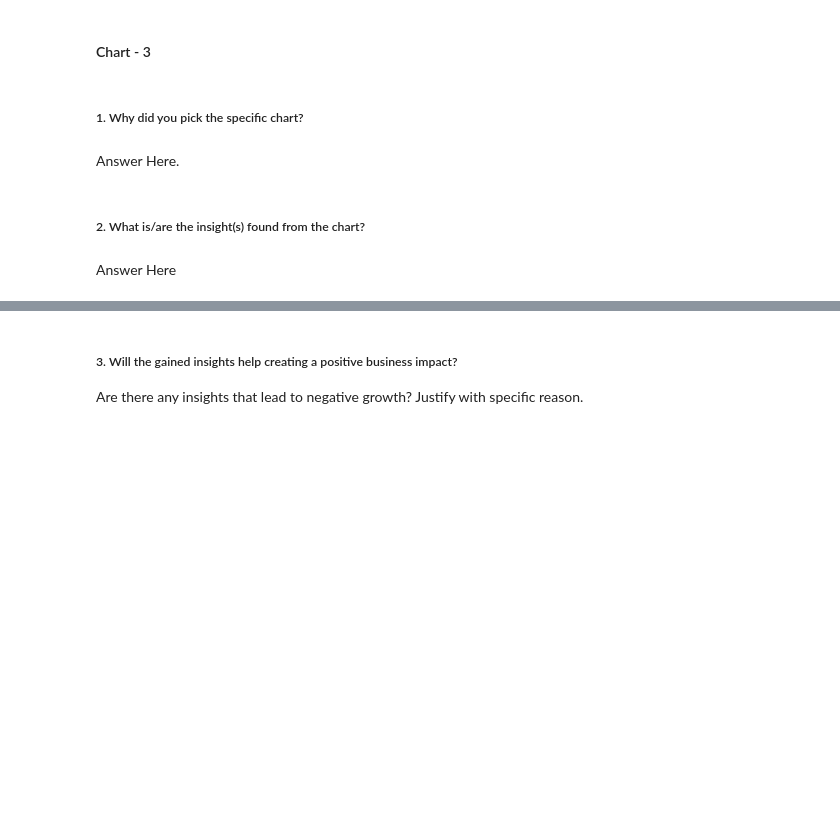
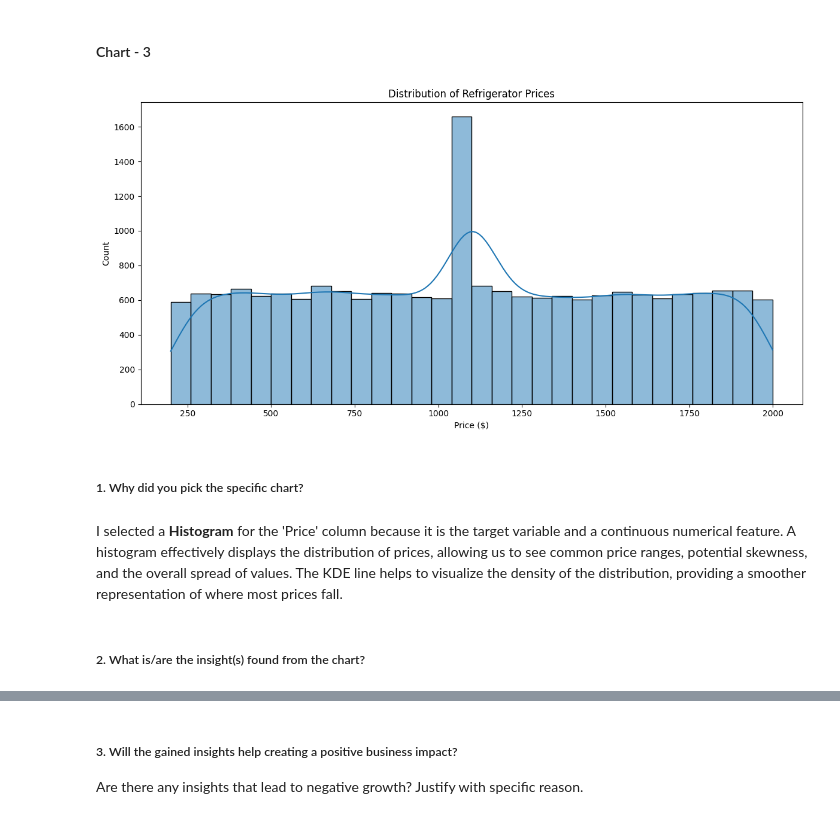
Before and after one commit to SEnvironment/AIML_Winnovation_2026_Regression_Project, a Jupyter notebook: Alok_Regression_ML_Submission_Template.ipynb, the cells around one changed output, grey strips where cells are left out. Saved outputs shown, nothing was run; the diff lists cells and outputs as text; code cells hidden in the pictures; blank space fills up the shorter version.

```diff
--- a/Alok_Regression_ML_Submission_Template.ipynb
+++ b/Alok_Regression_ML_Submission_Template.ipynb
@@ -177,8 +431,17 @@ Answer Here
+# %%
+# Chart - 3 visualization code
+plt.figure(figsize=(12, 6))
+sns.histplot(data=fp, x='Price', bins=30, kde=True)
+plt.title('Distribution of Refrigerator Prices')
+plt.xlabel('Price ($)')
+plt.ylabel('Count')
+plt.tight_layout()
+plt.show()
+# %% [output]
+[figure, added]
 # %% [markdown]
 ##### 1. Why did you pick the specific chart?
-# %% [markdown]
-Answer Here.
+# %% [markdown]
+I selected a **Histogram** for the 'Price' column because it is the target variable and a continuous numerical feature. A histogram effectively displays the distribution of prices, allowing us to see common price ranges, potential skewness, and the overall spread of values. The KDE line helps to visualize the density of the distribution, providing a smoother representation of where most prices fall.
 # %% [markdown]
 ##### 2. What is/are the insight(s) found from the chart?
-# %% [markdown]
-Answer Here
```
Also changed, not shown: parts of 153 cells of this notebook.
